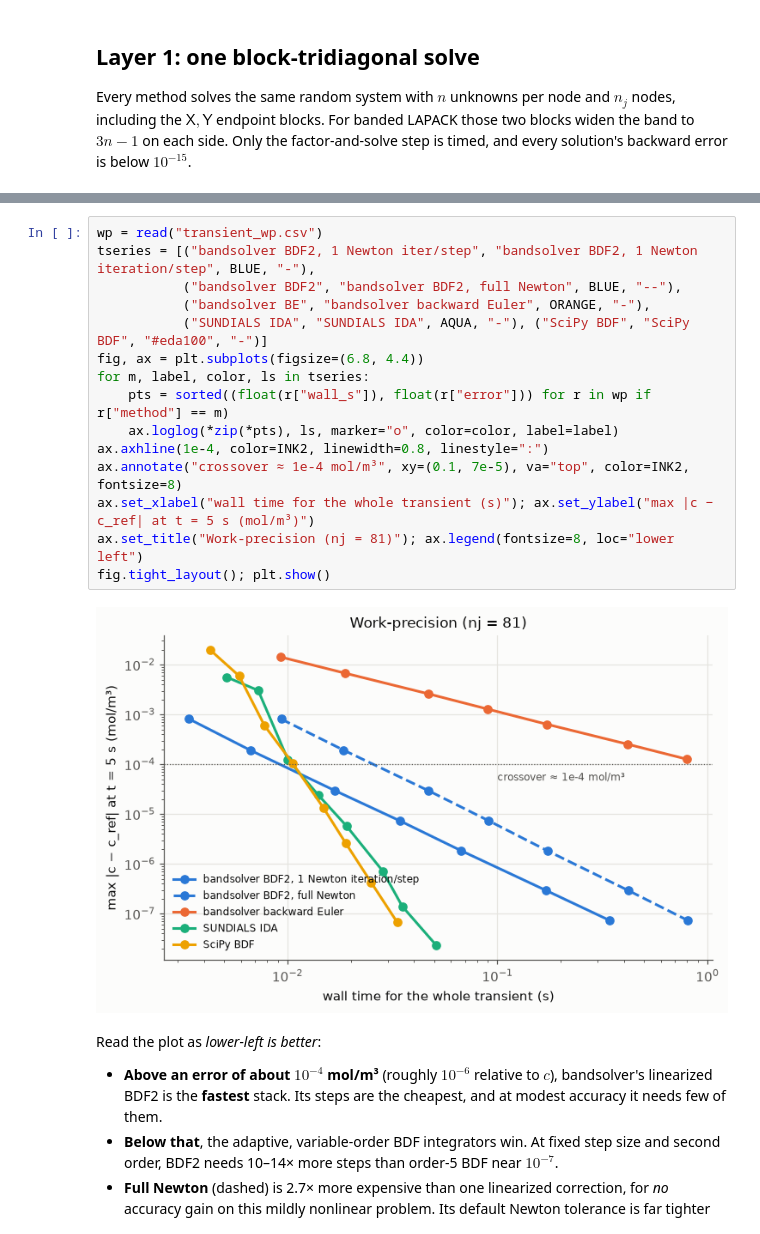
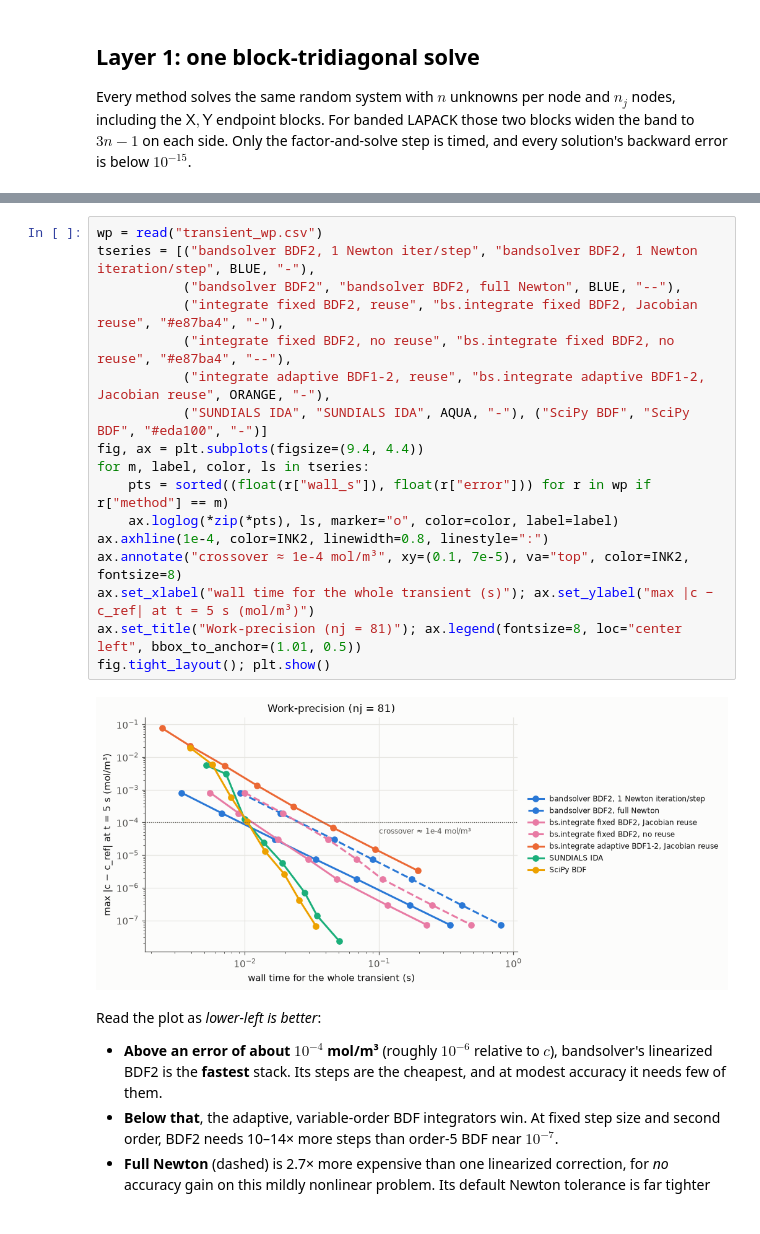
Before and after one commit to jcbernard87/bandsolver, a Jupyter notebook: notebooks/05_benchmarks.ipynb, the cells around one changed output, grey strips where cells are left out. Drawn from its saved outputs; the diff is of its cells as text.

```diff
--- a/notebooks/05_benchmarks.ipynb
+++ b/notebooks/05_benchmarks.ipynb
@@ -91,20 +92,22 @@ Now the question changes to: *how long does it take to integrate the binary-elec
 # %%
 wp = read("transient_wp.csv")
 tseries = [("bandsolver BDF2, 1 Newton iter/step", "bandsolver BDF2, 1 Newton iteration/step", BLUE, "-"),
            ("bandsolver BDF2", "bandsolver BDF2, full Newton", BLUE, "--"),
-           ("bandsolver BE", "bandsolver backward Euler", ORANGE, "-"),
+           ("integrate fixed BDF2, reuse", "bs.integrate fixed BDF2, Jacobian reuse", "#e87ba4", "-"),
+           ("integrate fixed BDF2, no reuse", "bs.integrate fixed BDF2, no reuse", "#e87ba4", "--"),
+           ("integrate adaptive BDF1-2, reuse", "bs.integrate adaptive BDF1-2, Jacobian reuse", ORANGE, "-"),
            ("SUNDIALS IDA", "SUNDIALS IDA", AQUA, "-"), ("SciPy BDF", "SciPy BDF", "#eda100", "-")]
-fig, ax = plt.subplots(figsize=(6.8, 4.4))
+fig, ax = plt.subplots(figsize=(9.4, 4.4))
 for m, label, color, ls in tseries:
     pts = sorted((float(r["wall_s"]), float(r["error"])) for r in wp if r["method"] == m)
     ax.loglog(*zip(*pts), ls, marker="o", color=color, label=label)
 ax.axhline(1e-4, color=INK2, linewidth=0.8, linestyle=":")
 ax.annotate("crossover ≈ 1e-4 mol/m³", xy=(0.1, 7e-5), va="top", color=INK2, fontsize=8)
 ax.set_xlabel("wall time for the whole transient (s)"); ax.set_ylabel("max |c − c_ref| at t = 5 s (mol/m³)")
-ax.set_title("Work-precision (nj = 81)"); ax.legend(fontsize=8, loc="lower left")
+ax.set_title("Work-precision (nj = 81)"); ax.legend(fontsize=8, loc="center left", bbox_to_anchor=(1.01, 0.5))
 fig.tight_layout(); plt.show()
 # %% [output]
-[figure, old version]
+[figure, new version]
 # %% [markdown]
 Read the plot as *lower-left is better*:
 
```
Also changed, not shown: parts of 4 cells of this notebook, 13 other files.
